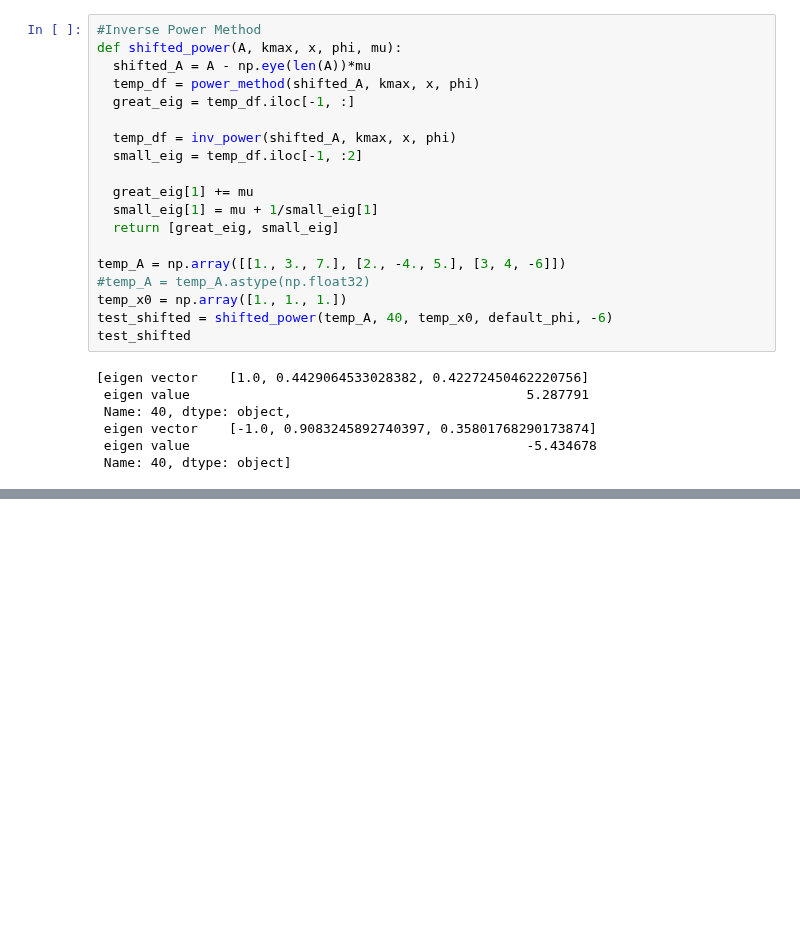
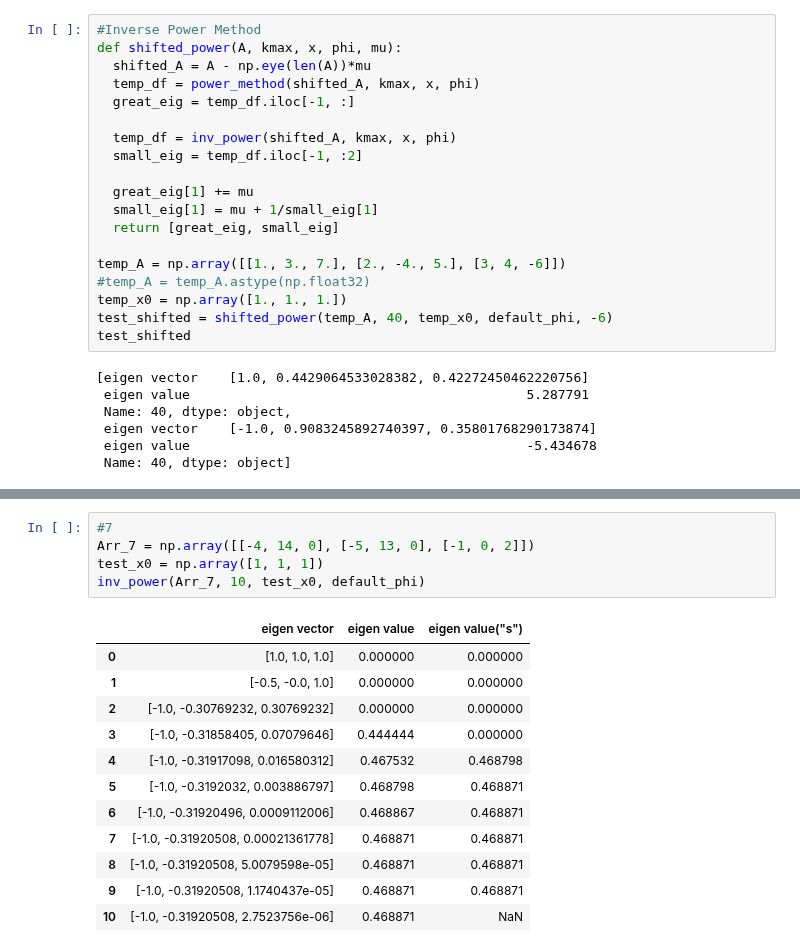
Before and after one commit to tirals88/Numerical-Mathematics-and-Computing, a Jupyter notebook: Chap8_More on Linear Systems.ipynb, the cells around one changed output, grey strips where cells are left out. Saved outputs shown, nothing was run; the diff lists cells and outputs as text; blank space fills up the shorter version.

```diff
--- a/Chap8_More on Linear Systems.ipynb
+++ b/Chap8_More on Linear Systems.ipynb
@@ -705,0 +771,18 @@ test_shifted
+# %%
+#7
+Arr_7 = np.array([[-4, 14, 0], [-5, 13, 0], [-1, 0, 2]])
+test_x0 = np.array([1, 1, 1])
+inv_power(Arr_7, 10, test_x0, default_phi)
+# %% [output]
+|  | eigen vector | eigen value | eigen value("s") |
+| 0 | [1.0, 1.0, 1.0] | 0.000000 | 0.000000 |
+| 1 | [-0.5, -0.0, 1.0] | 0.000000 | 0.000000 |
+| 2 | [-1.0, -0.30769232, 0.30769232] | 0.000000 | 0.000000 |
+| 3 | [-1.0, -0.31858405, 0.07079646] | 0.444444 | 0.000000 |
+| 4 | [-1.0, -0.31917098, 0.016580312] | 0.467532 | 0.468798 |
+| 5 | [-1.0, -0.3192032, 0.003886797] | 0.468798 | 0.468871 |
+| 6 | [-1.0, -0.31920496, 0.0009112006] | 0.468867 | 0.468871 |
+| 7 | [-1.0, -0.31920508, 0.00021361778] | 0.468871 | 0.468871 |
+| 8 | [-1.0, -0.31920508, 5.0079598e-05] | 0.468871 | 0.468871 |
+| 9 | [-1.0, -0.31920508, 1.1740437e-05] | 0.468871 | 0.468871 |
+| 10 | [-1.0, -0.31920508, 2.7523756e-06] | 0.468871 | NaN |
```
Also changed, not shown: parts of 11 cells of this notebook.
